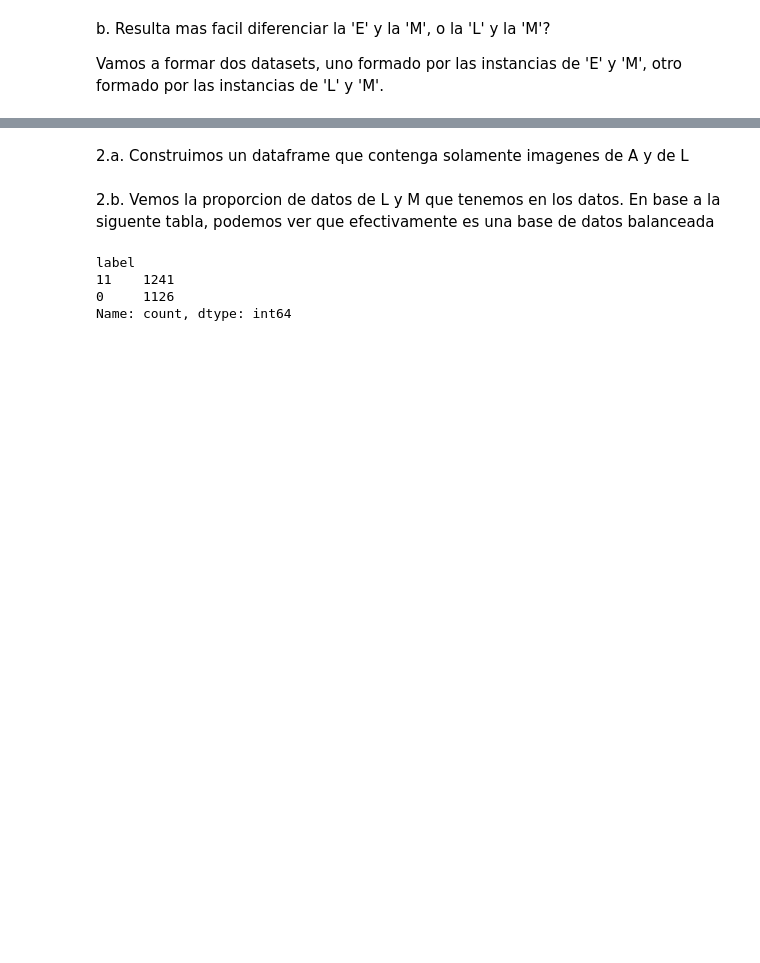
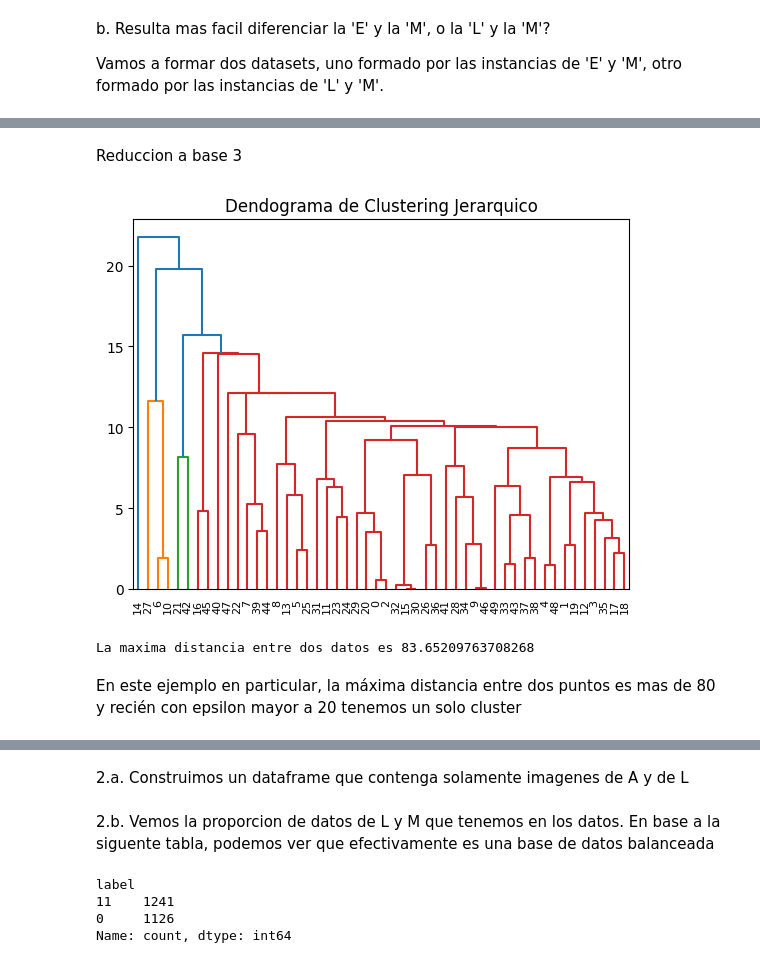
Before and after one commit to lucasGalliCasado/TP2LaboDeDatos, a Jupyter notebook: tp2.ipynb, the cells around one changed output, grey strips where cells are left out. Drawn from its saved outputs; the diff is of its cells as text; code cells hidden in the pictures; blank space fills up the shorter version.

```diff
--- a/tp2.ipynb
+++ b/tp2.ipynb
@@ -174,0 +293,14 @@ randomLetras(3)
+# %% [markdown]
+Reduccion a base 3
+# %%
+datosC = datos[datos['label'] == 2]
+# Sacamos los labels
+datosC = datosC.iloc[:, 1:].values
+
+# Normalizamos los datos
+scaler = StandardScaler()
+datosC_normalized = scaler.fit_transform(datosC)
+
+# PCA con 3 componentes
+pcaC= PCA(n_components=3)
+C3D = pcaC.fit_transform(datosC_normalized)
@@ -174,0 +311,30 @@ randomLetras(3)
+# %%
+
+num_samples = 50
+random_indices = np.random.choice(C3D.shape[0], size=num_samples, replace=False)
+sampleC = C3D[random_indices, :]
+
+
+# Perform hierarchical clustering
+Z = linkage(sampleC, method='single')  # You can choose a different linkage method
+
+# Visualize the dendrogram (optional)
+dendrogram(Z)
+plt.title('Dendograma de Clustering Jerarquico')
+plt.show()
+
+# Menor cantidad posible de clusters
+threshold = 1
+
+clusters = fcluster(Z, t=threshold, criterion='distance')
+
+#Para poner en contexto el dendograma vamos a ver el rango de distincia entre los puntos que tomamos
+distances = pdist(sampleC)
+
+#Rango de la distancia de los puntos utilizados
+print(f'La maxima distancia entre dos datos es {np.ptp(distances)}')
+# %% [output]
+[figure, added]
+La maxima distancia entre dos datos es 83.65209763708268
+# %% [markdown]
+En este ejemplo en particular, la máxima distancia entre dos puntos es mas de 80 y recién con epsilon mayor a 20 tenemos un solo cluster
```
Also changed, not shown: parts of 29 cells of this notebook.
